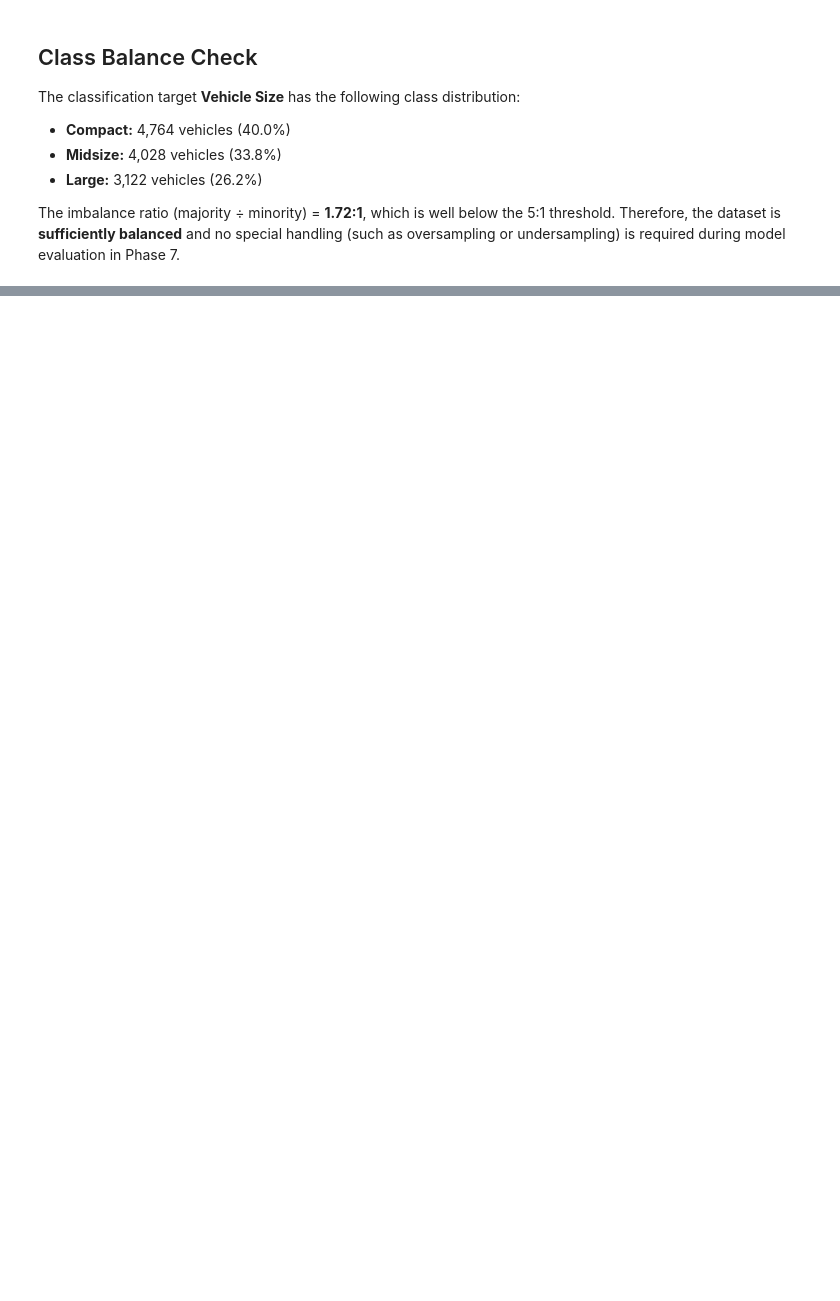
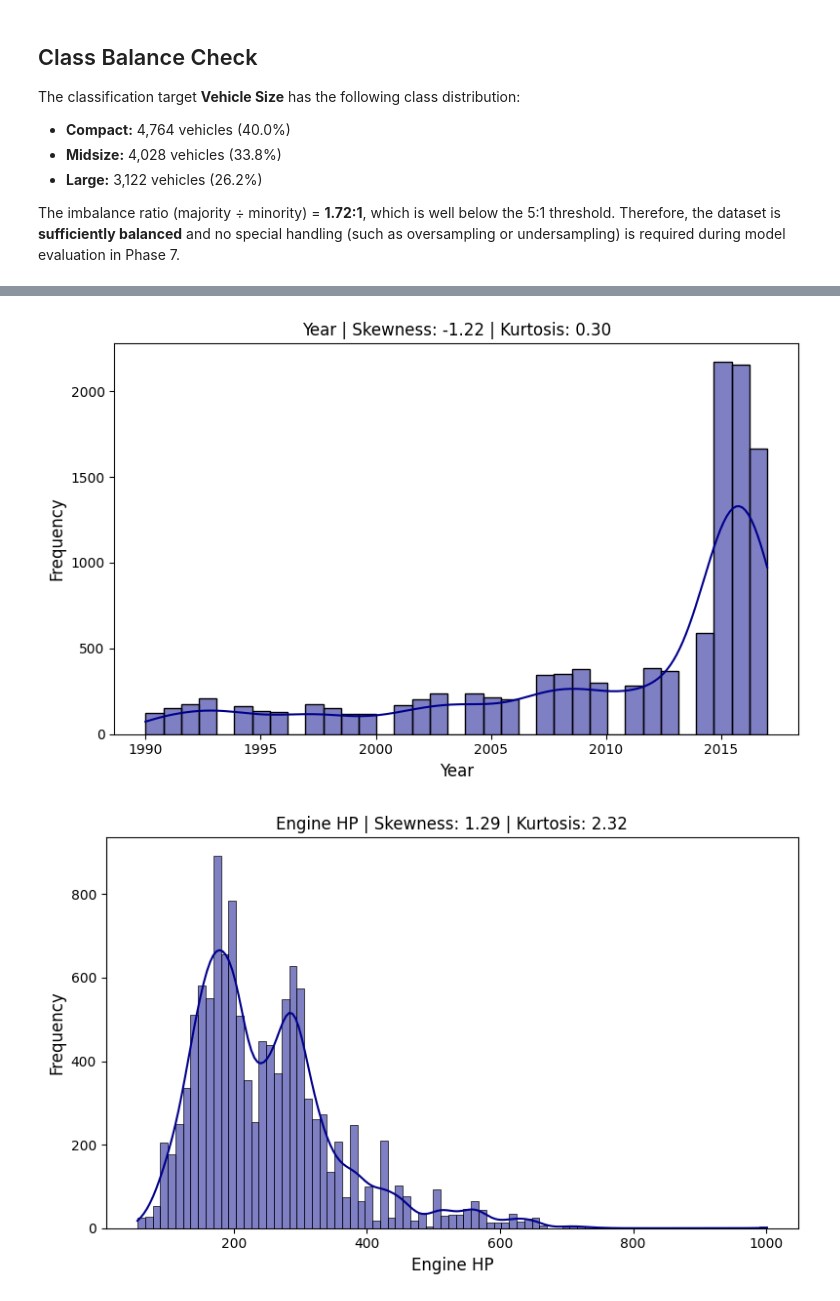
Before and after one commit to husnainalix77/automotive-price-predictor, a Jupyter notebook: notebook/automotive-price-analysis.ipynb, the cells around one changed output, grey strips where cells are left out. Drawn from its saved outputs; the diff is of its cells as text; code cells hidden in the pictures; blank space fills up the shorter version.

```diff
--- a/notebook/automotive-price-analysis.ipynb
+++ b/notebook/automotive-price-analysis.ipynb
@@ -164,0 +174,20 @@ in Phase 7.
+# %%
+from scipy import stats
+
+num_cols = df.select_dtypes(include='number').columns # Gets all numerical columns automatically
+
+for col in num_cols:
+    plt.figure(figsize=(8, 5))
+    sns.histplot(df[col].dropna(), kde=True, color='darkblue') # drop.na() drops missing values
+
+    skewness = stats.skew(df[col].dropna())
+    kurtosis = stats.kurtosis(df[col].dropna())
+
+    plt.title(f"{col} | Skewness: {skewness:.2f} | Kurtosis: {kurtosis:.2f}", fontsize=12)
+    plt.xlabel(col, fontsize=12)
+    plt.ylabel("Frequency", fontsize=12)
+    plt.tight_layout()
+    plt.show()
+# %% [output]
+[figure, added]
+[figure, added]
```
Also changed, not shown: parts of 26 cells of this notebook.
